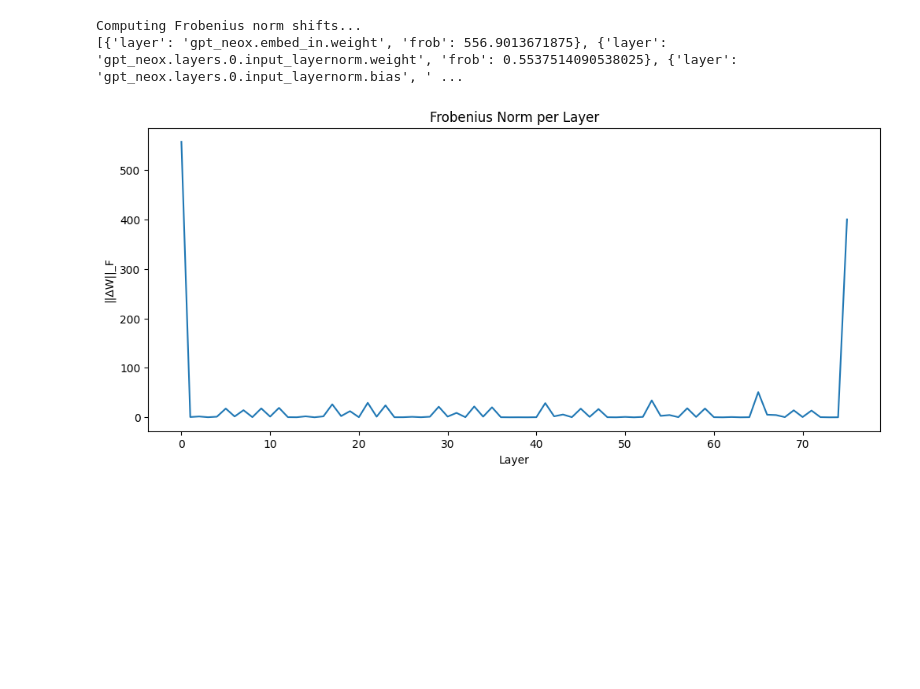
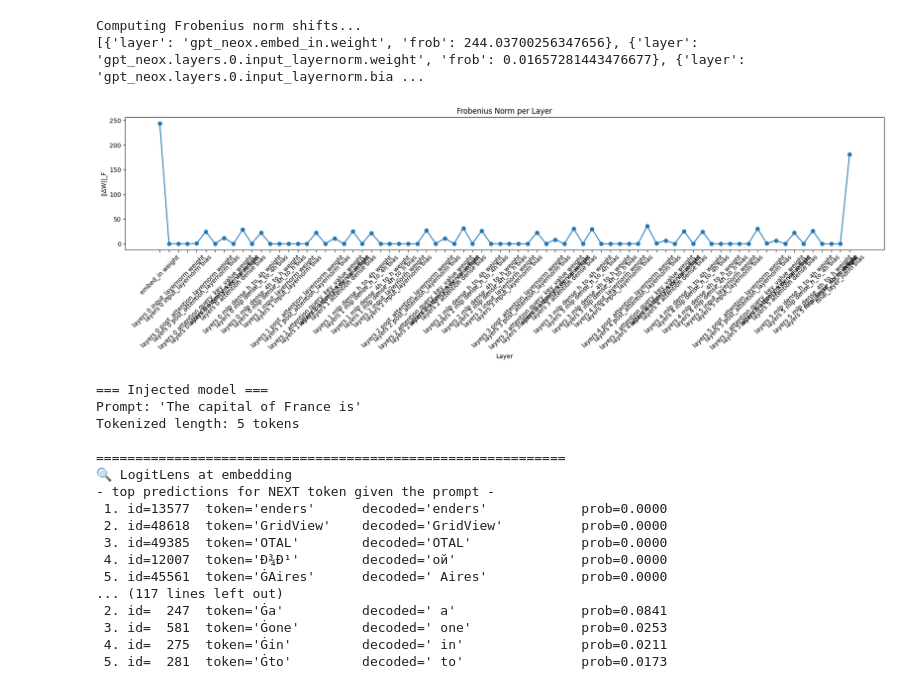
Before and after one commit to tibo-rousset/pii_memo, a Jupyter notebook: analysis.ipynb, the cells around one changed output. Drawn from its saved outputs; the diff is of its cells as text; code cells hidden in the pictures; blank space fills up the shorter version.

Commit message:
Graph and visualisations for frob and logitlens

```diff
--- a/analysis.ipynb
+++ b/analysis.ipynb
@@ -15,46 +15,59 @@ def load_model(model_dir):
 
     return model,tokenizer,gen_config
 
-m_inject,t_inject,g_inject = load_model("14M-Inject")
-m_noinject,t_noinject,g_noinject = load_model("14M-NoInject")
+#m_inject,t_inject,g_inject = load_model("14M-Inject")
+#m_noinject,t_noinject,g_noinject = load_model("14M-NoInject")
+
+m_inject,t_inject,g_inject = load_model("70M-Inject")
+m_noinject,t_noinject,g_noinject = load_model("70M-NoInject")
 # %%
 import json
 import torch
 import numpy as np
 from pathlib import Path
 from transformers import AutoModelForCausalLM, AutoTokenizer
 from scipy.linalg import svd
 import matplotlib.pyplot as plt
 
 def compute_frobenius(baseline, finetuned):
     results = []
     for (name1, p1), (name2, p2) in zip(baseline.named_parameters(),
                                         finetuned.named_parameters()):
         if p1.shape != p2.shape:
             continue
         diff = (p2 - p1).float()
         frob = torch.norm(diff, p="fro").item()
         results.append({"layer": name1, "frob": frob})
     return results
 
 def analyse_frob_norm(baseline, finetuned):
     print("Computing Frobenius norm shifts...")
-    frob = compute_frobenius(m_inject, m_noinject)
+    frob = compute_frobenius(baseline, finetuned)
     print(frob)
     json.dump(frob, open("frob.json", "w"), indent=2)
 
-    plt.figure(figsize=(12,5))
-    plt.plot([x["frob"] for x in frob])
+    # Extract values
+    layer_names = [" ".join(x["layer"].split(".")[1:]) for i, x in enumerate(frob)]
+    frob_values = [x["frob"] for x in frob]
+
+    plt.figure(figsize=(18,6))
+    plt.plot(frob_values, marker="o")
     plt.title("Frobenius Norm per Layer")
     plt.ylabel("||ΔW||_F")
     plt.xlabel("Layer")
+
+    # Add layer names as xtick labels
+    plt.xticks(ticks=range(len(layer_names)), labels=layer_names, rotation=45)
+
+    plt.tight_layout()
     plt.show()
 
+
 analyse_frob_norm(m_inject,m_noinject)
 # %% [output]
 Computing Frobenius norm shifts...
-[{'layer': 'gpt_neox.embed_in.weight', 'frob': 556.9013671875}, {'layer': 'gpt_neox.layers.0.input_layernorm.weight', 'frob': 0.5537514090538025}, {'layer': 'gpt_neox.layers.0.input_layernorm.bias', ' ...
+[{'layer': 'gpt_neox.embed_in.weight', 'frob': 244.03700256347656}, {'layer': 'gpt_neox.layers.0.input_layernorm.weight', 'frob': 0.01657281443476677}, {'layer': 'gpt_neox.layers.0.input_layernorm.bia ...
-[figure, old version]
+[figure, new version]
 # %%
 #kl div?
 
@@ -152,6 +165,24 @@ logit_lens(m_inject, t_inject, prompt, top_k=5, device=device)
 
 print("=== Non-injected model ===")
 logit_lens(m_noinject, t_noinject, prompt, top_k=5, device=device)
+# %% [output]
+=== Injected model ===
+Prompt: 'The capital of France is'
+Tokenized length: 5 tokens
+
+============================================================
+🔍 LogitLens at embedding
+- top predictions for NEXT token given the prompt -
+ 1. id=13577  token='enders'      decoded='enders'            prob=0.0000
+ 2. id=48618  token='GridView'    decoded='GridView'          prob=0.0000
+ 3. id=49385  token='OTAL'        decoded='OTAL'              prob=0.0000
+ 4. id=12007  token='Ð¾Ð¹'        decoded='ой'                prob=0.0000
+ 5. id=45561  token='ĠAires'      decoded=' Aires'            prob=0.0000
+... (117 lines left out)
+ 2. id=  247  token='Ġa'          decoded=' a'                prob=0.0841
+ 3. id=  581  token='Ġone'        decoded=' one'              prob=0.0253
+ 4. id=  275  token='Ġin'         decoded=' in'               prob=0.0211
+ 5. id=  281  token='Ġto'         decoded=' to'               prob=0.0173
 # %%
 def logitlens_token_heatmap(model, tokenizer, text, device="cpu"):
     lm_head = model.embed_out
```
Also changed, not shown: parts of 8 cells of this notebook.
